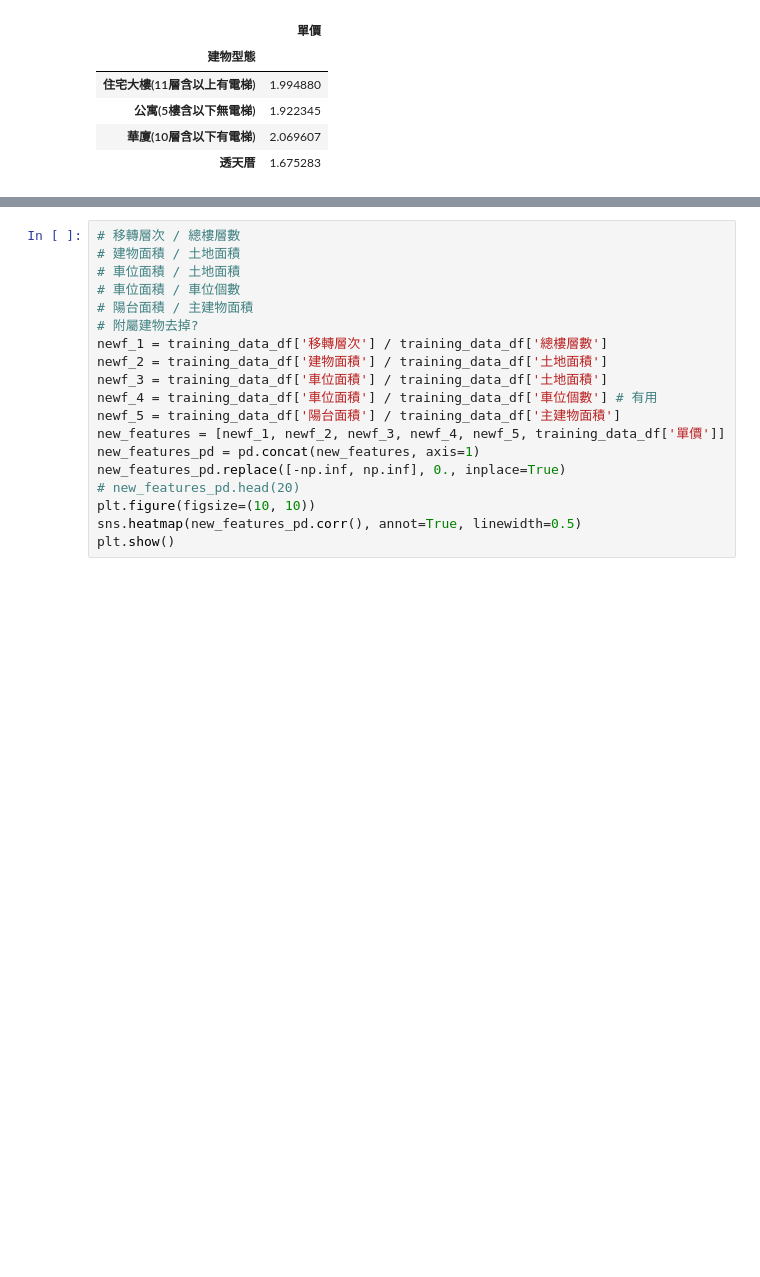
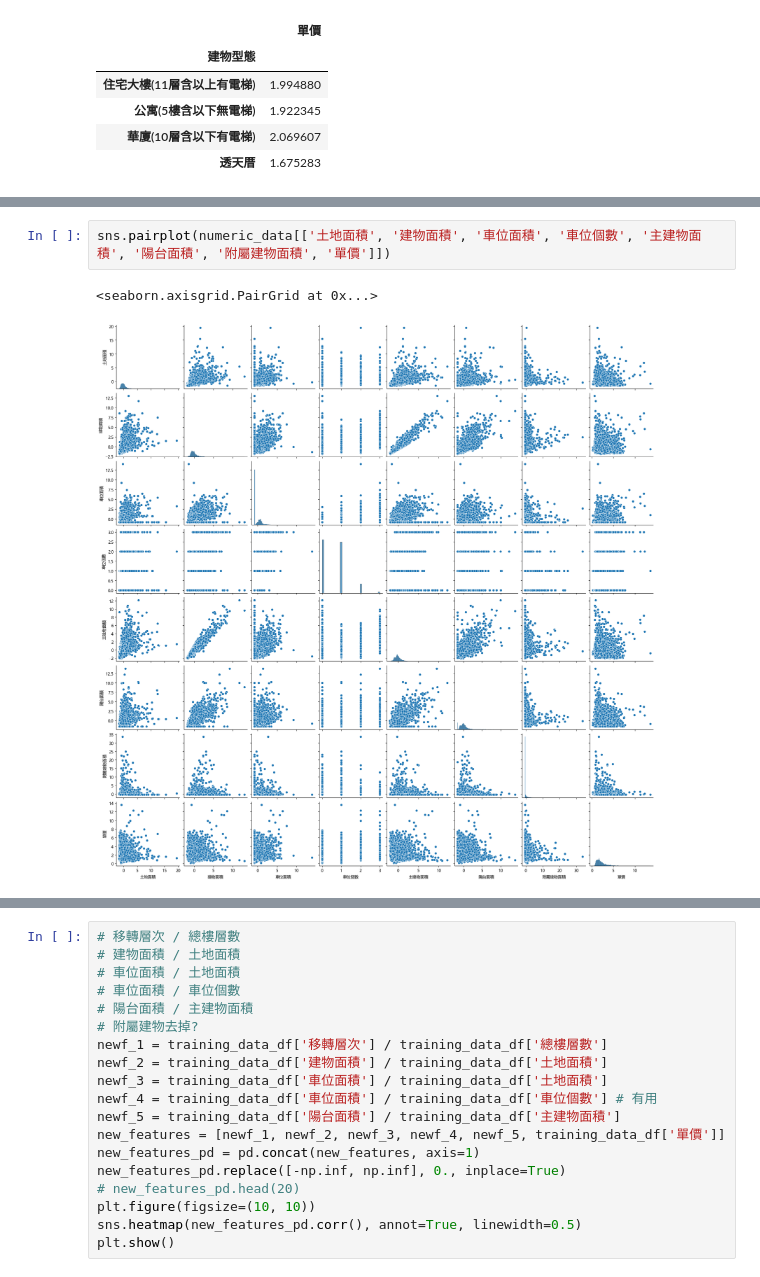
Before and after one commit to kpliao1206/Real_estate_value, a Jupyter notebook: Data_analyze.ipynb, the cells around one changed output, grey strips where cells are left out. Saved outputs shown, nothing was run; the diff lists cells and outputs as text; blank space fills up the shorter version.

```diff
--- a/Data_analyze.ipynb
+++ b/Data_analyze.ipynb
@@ -190,0 +222,5 @@ numeric_data.head(10)
+# %%
+sns.pairplot(numeric_data[['土地面積', '建物面積', '車位面積', '車位個數', '主建物面積', '陽台面積', '附屬建物面積', '單價']])
+# %% [output]
+<seaborn.axisgrid.PairGrid at 0x...>
+[figure, added]
```
Also changed, not shown: parts of 5 cells of this notebook, 20 other files.
